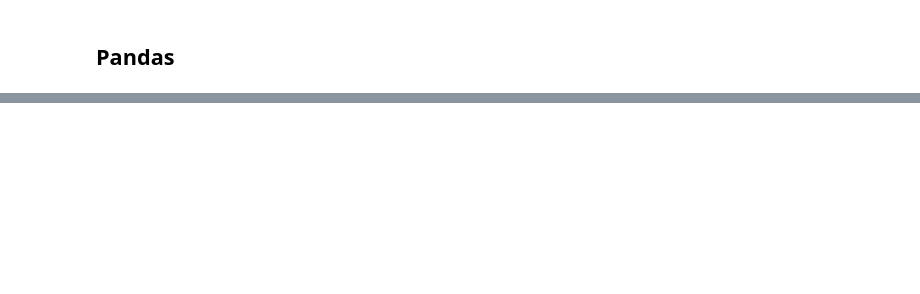
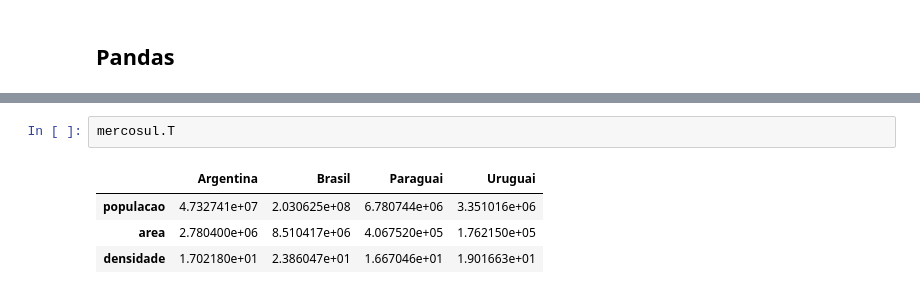
Before and after one commit to paulotguerra/QXD0178, a Jupyter notebook: 00.01-Introducao-Jupyter-NumPy-Pandas.ipynb, the cells around one changed output, grey strips where cells are left out. Drawn from its saved outputs; the diff is of its cells as text; blank space fills up the shorter version.

```diff
--- a/00.01-Introducao-Jupyter-NumPy-Pandas.ipynb
+++ b/00.01-Introducao-Jupyter-NumPy-Pandas.ipynb
@@ -539,0 +796,7 @@ array([[ True,  True,  True],
+# %%
+mercosul.T
+# %% [output]
+|  | Argentina | Brasil | Paraguai | Uruguai |
+| populacao | 4.732741e+07 | 2.030625e+08 | 6.780744e+06 | 3.351016e+06 |
+| area | 2.780400e+06 | 8.510417e+06 | 4.067520e+05 | 1.762150e+05 |
+| densidade | 1.702180e+01 | 2.386047e+01 | 1.667046e+01 | 1.901663e+01 |
```
Also changed, not shown: parts of 87 cells of this notebook.
